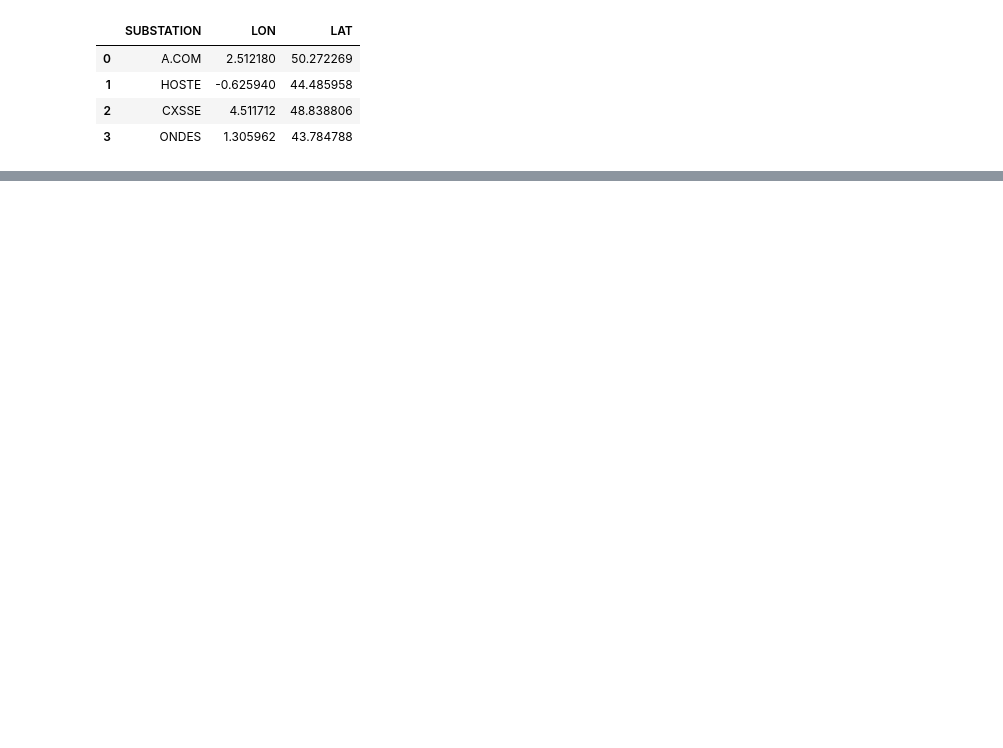
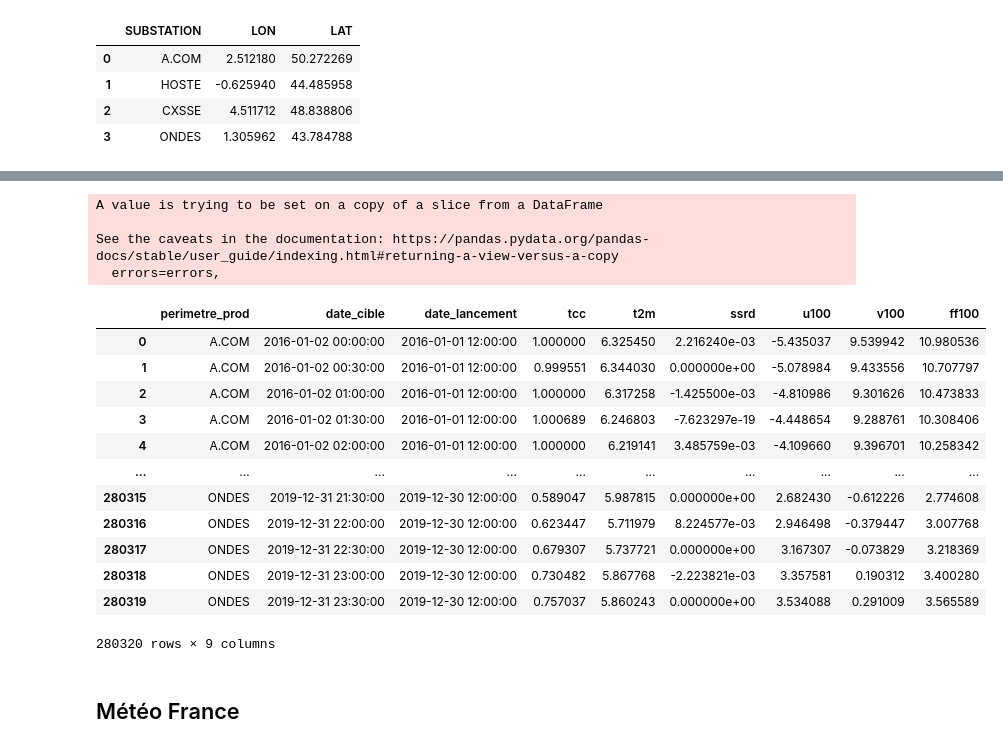
Before and after one commit to AlexandreRozier/ChallengePrevisionENR, a Jupyter notebook: main.ipynb, the cells around one changed output, grey strips where cells are left out. Drawn from its saved outputs; the diff is of its cells as text; code cells hidden in the pictures; blank space fills up the shorter version.

```diff
--- a/main.ipynb
+++ b/main.ipynb
@@ -260,0 +132,23 @@ test_df_result[['date_cible','perimetre_prod','type_prod','prev_FC']]\
+# %%
+valid_local_meteo_df = preprocess_meteo(meteo_locale_ecmwf)
+valid_local_meteo_df
+# %% [output]
+A value is trying to be set on a copy of a slice from a DataFrame
+
+See the caveats in the documentation: https://pandas.pydata.org/pandas-docs/stable/user_guide/indexing.html#returning-a-view-versus-a-copy
+  errors=errors,
+|  | perimetre_prod | date_cible | date_lancement | tcc | t2m | ssrd | u100 | v100 | ff100 |
+| 0 | A.COM | 2016-01-02 00:00:00 | 2016-01-01 12:00:00 | 1.000000 | 6.325450 | 2.216240e-03 | -5.435037 | 9.539942 | 10.980536 |
+| 1 | A.COM | 2016-01-02 00:30:00 | 2016-01-01 12:00:00 | 0.999551 | 6.344030 | 0.000000e+00 | -5.078984 | 9.433556 | 10.707797 |
+| 2 | A.COM | 2016-01-02 01:00:00 | 2016-01-01 12:00:00 | 1.000000 | 6.317258 | -1.425500e-03 | -4.810986 | 9.301626 | 10.473833 |
+| 3 | A.COM | 2016-01-02 01:30:00 | 2016-01-01 12:00:00 | 1.000689 | 6.246803 | -7.623297e-19 | -4.448654 | 9.288761 | 10.308406 |
+| 4 | A.COM | 2016-01-02 02:00:00 | 2016-01-01 12:00:00 | 1.000000 | 6.219141 | 3.485759e-03 | -4.109660 | 9.396701 | 10.258342 |
+| ... | ... | ... | ... | ... | ... | ... | ... | ... | ... |
+| 280315 | ONDES | 2019-12-31 21:30:00 | 2019-12-30 12:00:00 | 0.589047 | 5.987815 | 0.000000e+00 | 2.682430 | -0.612226 | 2.774608 |
+| 280316 | ONDES | 2019-12-31 22:00:00 | 2019-12-30 12:00:00 | 0.623447 | 5.711979 | 8.224577e-03 | 2.946498 | -0.379447 | 3.007768 |
+| 280317 | ONDES | 2019-12-31 22:30:00 | 2019-12-30 12:00:00 | 0.679307 | 5.737721 | 0.000000e+00 | 3.167307 | -0.073829 | 3.218369 |
+| 280318 | ONDES | 2019-12-31 23:00:00 | 2019-12-30 12:00:00 | 0.730482 | 5.867768 | -2.223821e-03 | 3.357581 | 0.190312 | 3.400280 |
+| 280319 | ONDES | 2019-12-31 23:30:00 | 2019-12-30 12:00:00 | 0.757037 | 5.860243 | 0.000000e+00 | 3.534088 | 0.291009 | 3.565589 |
+280320 rows × 9 columns
+# %% [markdown]
+## Météo France
```
Also changed, not shown: parts of 42 cells of this notebook.
